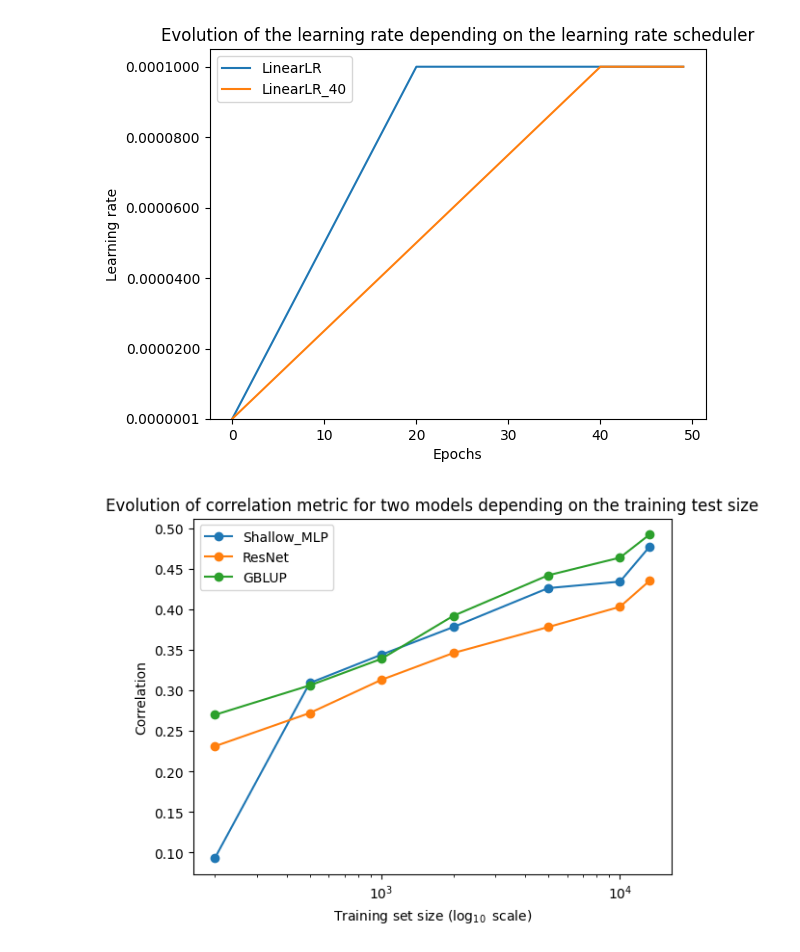
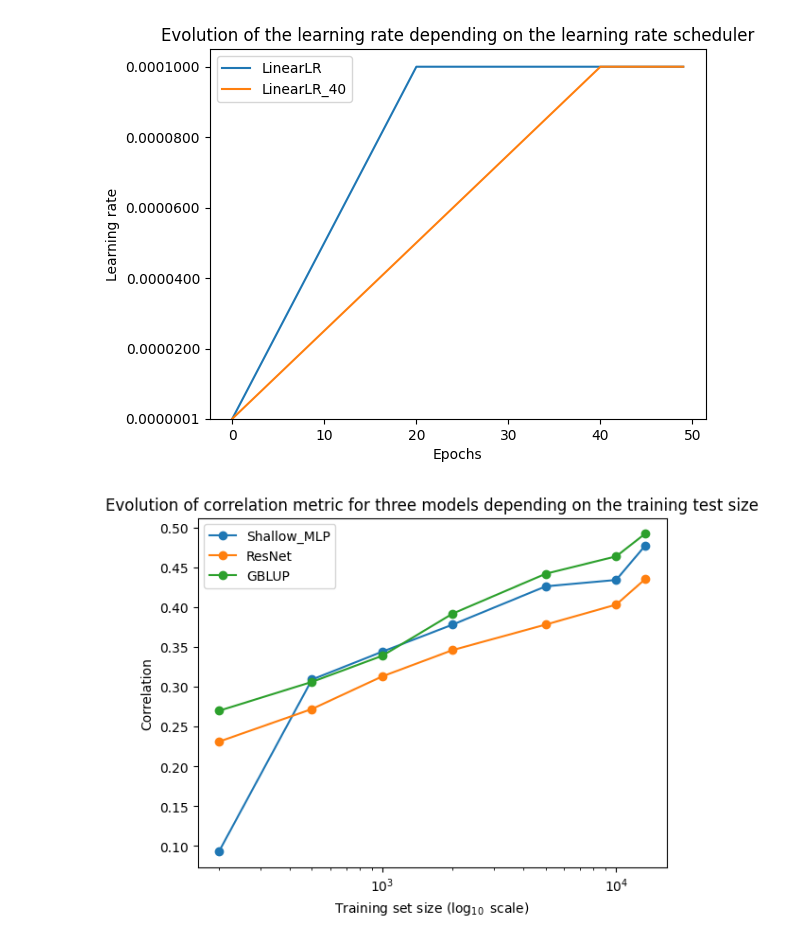
Before and after one commit to Florent-Hervers/master-thesis-code, a Jupyter notebook: plots.ipynb, the cells around one changed output. Saved outputs shown, nothing was run; the diff lists cells and outputs as text; code cells hidden in the pictures.

Commit message:
Correct plot and update .gitignore

```diff
--- a/plots.ipynb
+++ b/plots.ipynb
@@ -39,16 +39,16 @@ plt.show()
 # %%
 dataset_size = [200, 500, 1000, 2000, 5000, 10000, 13300]
 MLP_results = [0.093, 0.309, 0.344, 0.378, 0.426, 0.434, 0.477]
 ResNet_results = [0.231, 0.272, 0.313, 0.346, 0.378, 0.403, 0.435]
 GBLUP_results = [0.2697532430132438, 0.306027082695542, 0.3388680094219327, 0.3917819183098994, 0.44179972380819144, 0.4635924101809954, 0.492]
 plt.plot(dataset_size, MLP_results, "o-", label="Shallow_MLP")
 plt.plot(dataset_size, ResNet_results, "-o", label="ResNet")
 plt.plot(dataset_size, GBLUP_results, "o-", label="GBLUP")
 plt.ylabel("Correlation")
 plt.xlabel("Training set size ($\log_{10}$ scale)")
 plt.xscale("log")
 plt.legend()
-plt.title("Evolution of correlation metric for two models depending on the training test size")
+plt.title("Evolution of correlation metric for three models depending on the training test size")
 plt.show()
 # %% [output]
-[figure, old version]
+[figure, new version]
```
Also changed, not shown: 1 other file.
